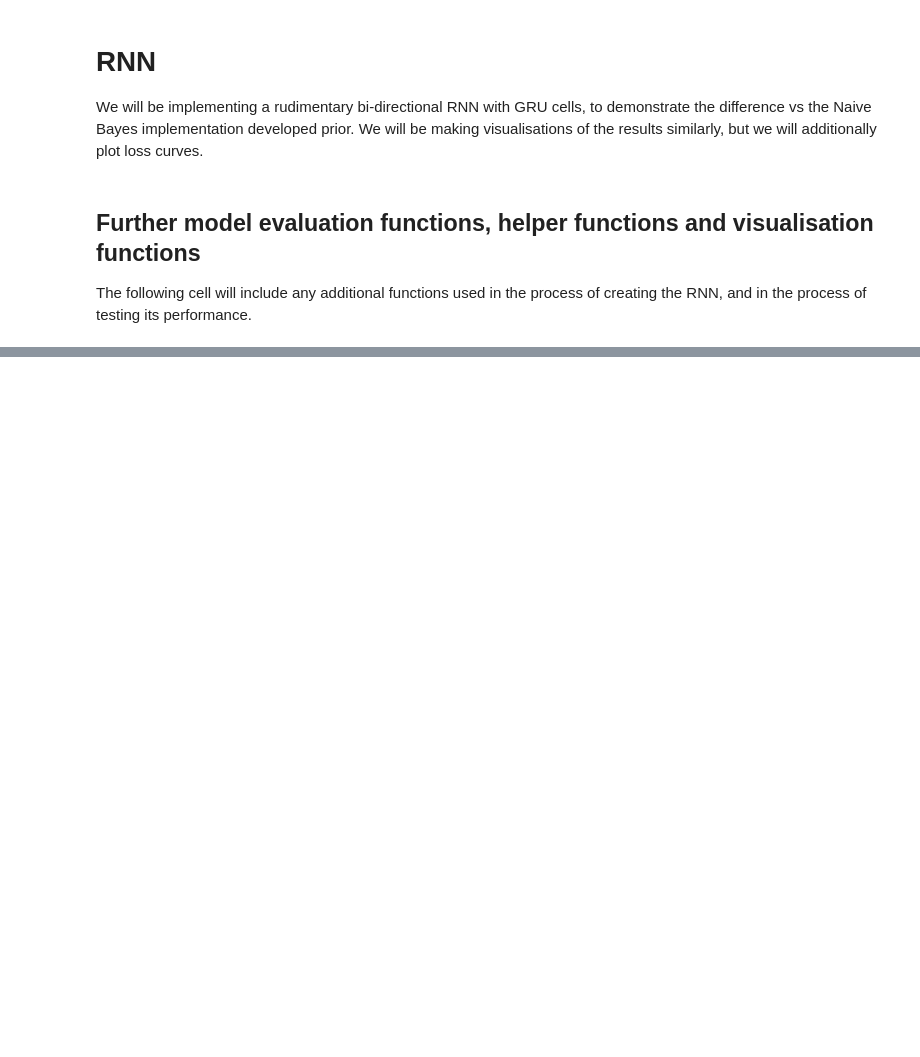
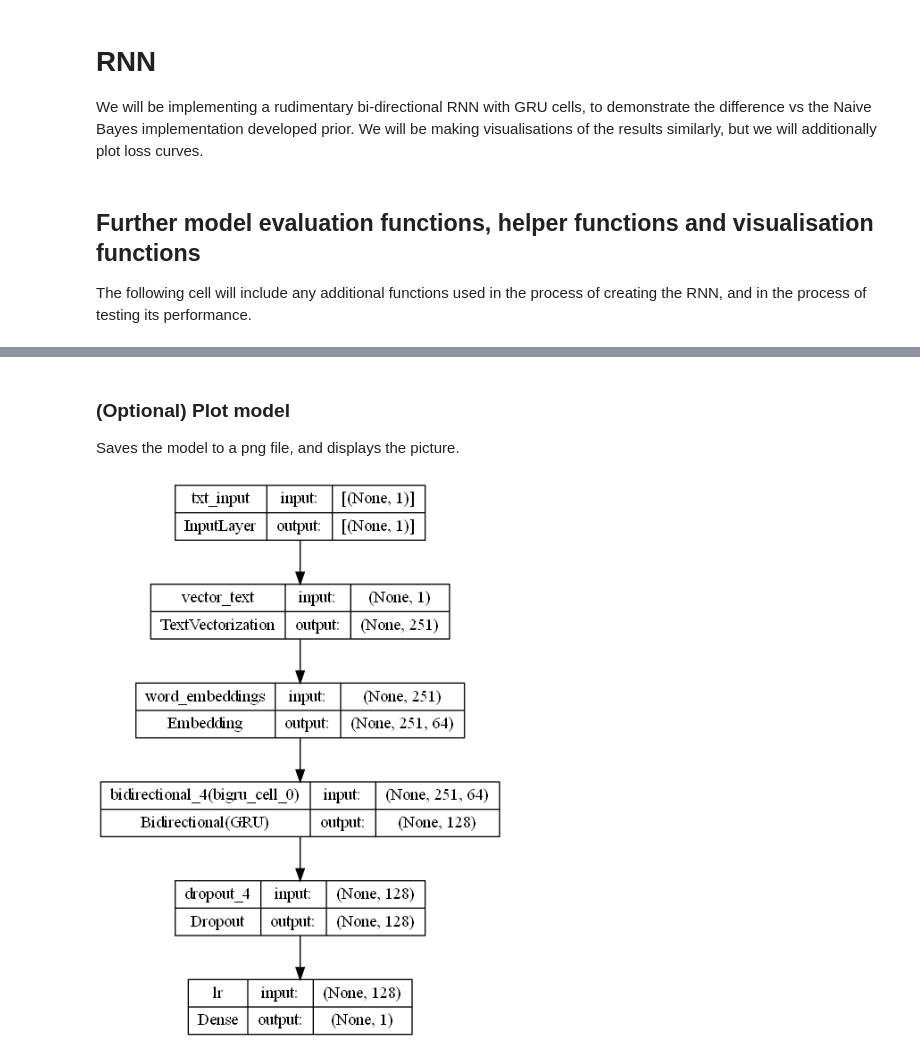
Before and after one commit to hvlkk/IMDb-Dataset-Sentiment-Analysis, a Jupyter notebook: naive_bayes.ipynb, the cells around one changed output, grey strips where cells are left out. Drawn from its saved outputs; the diff is of its cells as text; code cells hidden in the pictures; blank space fills up the shorter version.

```diff
--- a/naive_bayes.ipynb
+++ b/naive_bayes.ipynb
@@ -643,0 +813,10 @@ display_classification_report(bnb_preds, y_test, "Bernoulli Naive Bayes")
+# %% [markdown]
+### (Optional) Plot model
+Saves the model to a png file, and displays the picture.
+# %%
+from tensorflow.keras.utils import plot_model
+from IPython.display import Image
+plot_model(loss_rnn.get_model(), to_file='model.png', show_shapes=True)
+Image('model.png')
+# %% [output]
+[figure, added]
```
Also changed, not shown: parts of 15 cells of this notebook, 1 other file.
